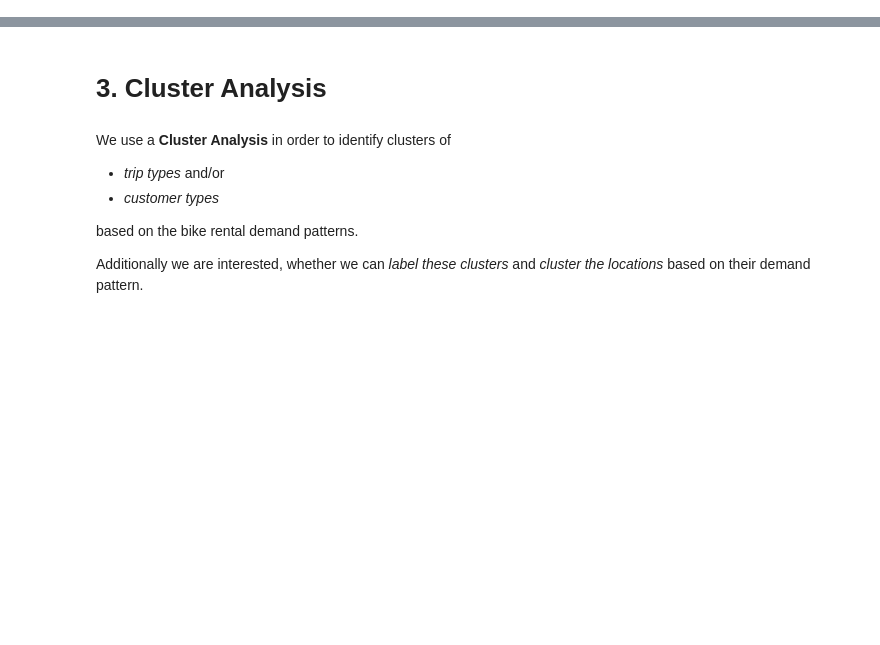
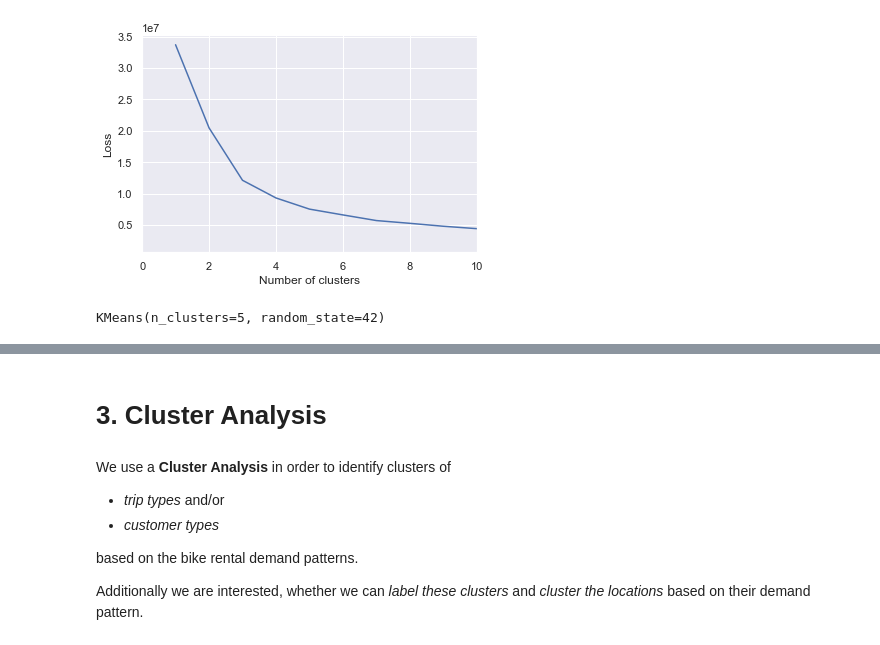
Before and after one commit to Hannah2800/AA_2022_PythonPandas, a Jupyter notebook: Task 3 - Cluster Analysis.ipynb, the cells around one changed output, grey strips where cells are left out. Saved outputs shown, nothing was run; the diff lists cells and outputs as text; code cells hidden in the pictures; blank space fills up the shorter version.

```diff
--- a/Task 3 - Cluster Analysis.ipynb
+++ b/Task 3 - Cluster Analysis.ipynb
@@ -55,0 +101,8 @@ dfPhiladelphia_clustering = dfPhiladelphia[['start_time_hourly',
+# %%
+plt.plot(clusters, losses)
+plt.ylabel("Loss")
+plt.xlabel("Number of clusters")
+plt.xlim([0,10])
+plt.show()
+# %% [output]
+[figure, added]
@@ -55,0 +111,4 @@ dfPhiladelphia_clustering = dfPhiladelphia[['start_time_hourly',
+# %%
+kmean.fit(dfPhiladelphia_clu)
+# %% [output]
+KMeans(n_clusters=5, random_state=42)
```
Also changed, not shown: parts of 35 cells of this notebook, 2 other files.
